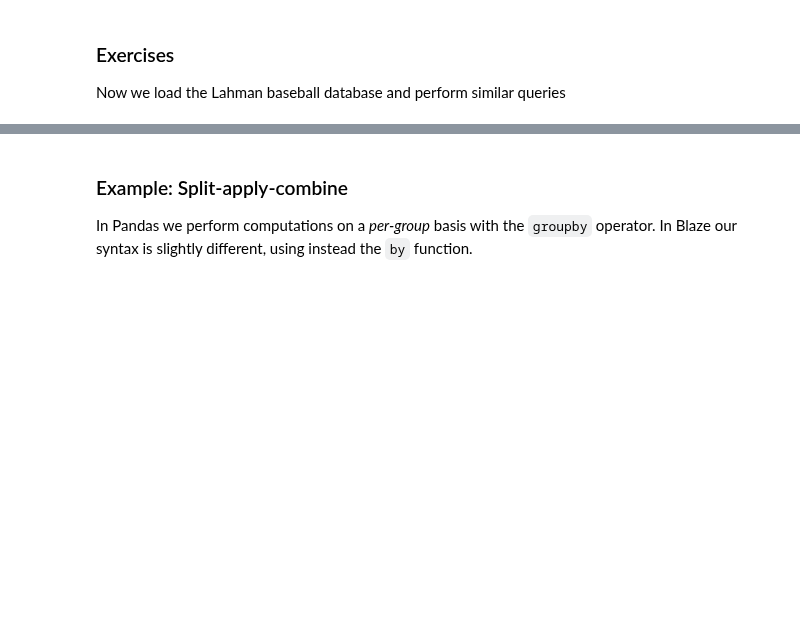
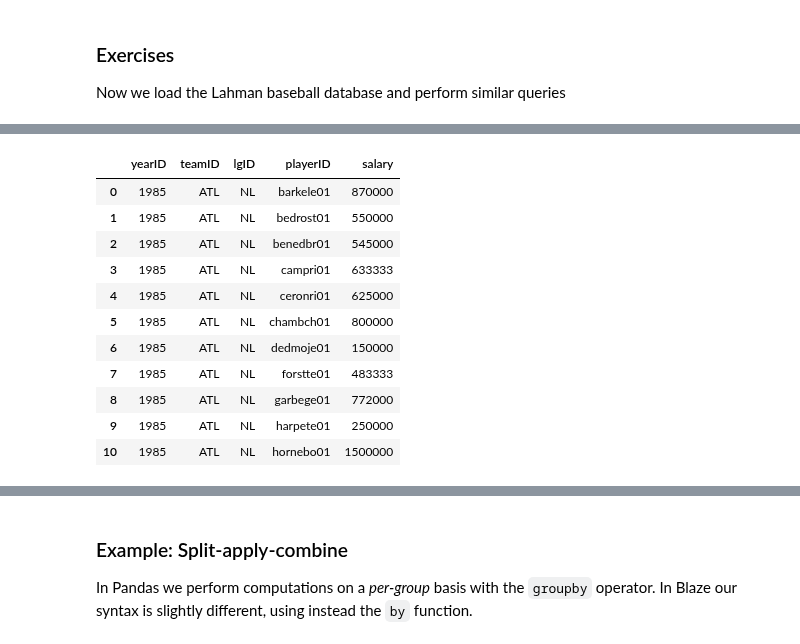
Before and after one commit to ContinuumIO/pydata-strata-2014-sj, a Jupyter notebook: 03-blaze.ipynb, the cells around one changed output, grey strips where cells are left out. Cells and saved outputs as stored; diff of their text form; code cells hidden in the pictures; blank space fills up the shorter version.

```diff
--- a/03-blaze.ipynb
+++ b/03-blaze.ipynb
@@ -103,4 +183,18 @@ db.dshape
 # %%
 # View the Salaries table
+db.Salaries
+# %% [output]
+|  | yearID | teamID | lgID | playerID | salary |
+| 0 | 1985 | ATL | NL | barkele01 | 870000 |
+| 1 | 1985 | ATL | NL | bedrost01 | 550000 |
+| 2 | 1985 | ATL | NL | benedbr01 | 545000 |
+| 3 | 1985 | ATL | NL | campri01 | 633333 |
+| 4 | 1985 | ATL | NL | ceronri01 | 625000 |
+| 5 | 1985 | ATL | NL | chambch01 | 800000 |
+| 6 | 1985 | ATL | NL | dedmoje01 | 150000 |
+| 7 | 1985 | ATL | NL | forstte01 | 483333 |
+| 8 | 1985 | ATL | NL | garbege01 | 772000 |
+| 9 | 1985 | ATL | NL | harpete01 | 250000 |
+| 10 | 1985 | ATL | NL | hornebo01 | 1500000 |
 # %%
 # What are the distinct teamIDs in the Salaries table?
```
Also changed, not shown: parts of 26 cells of this notebook, 5 other files.
